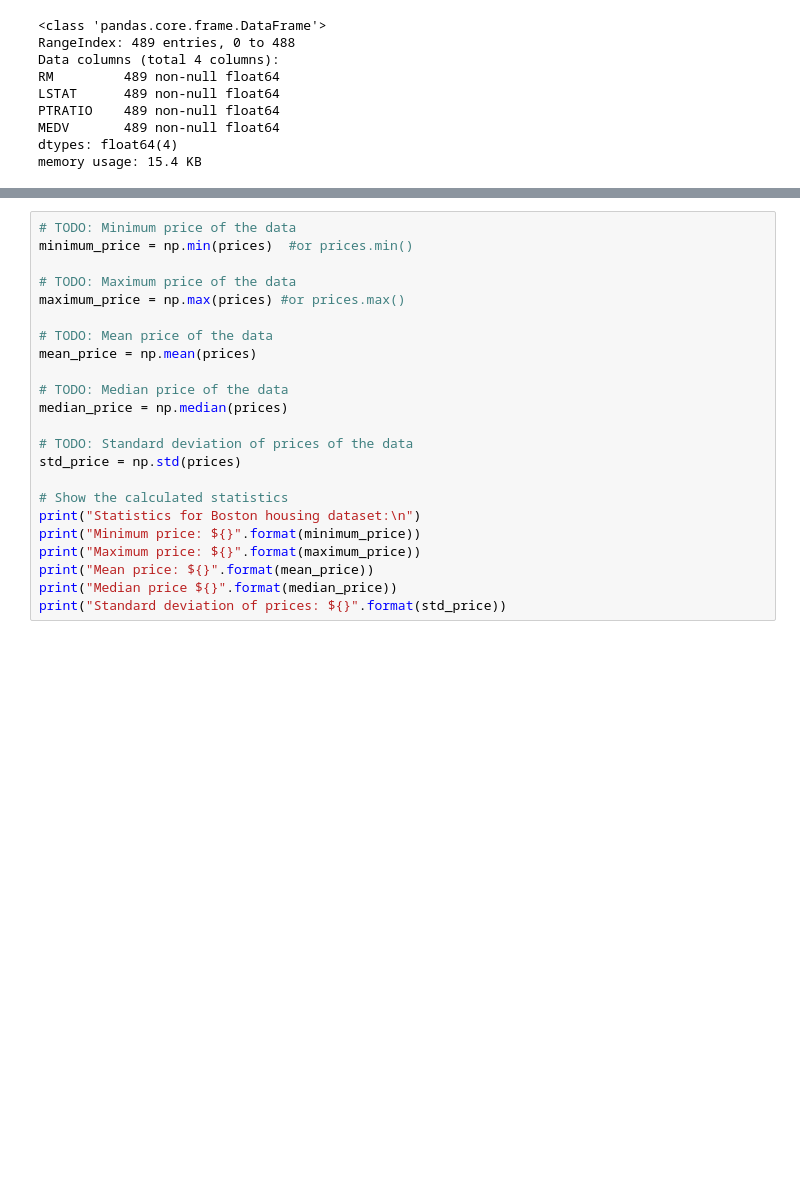
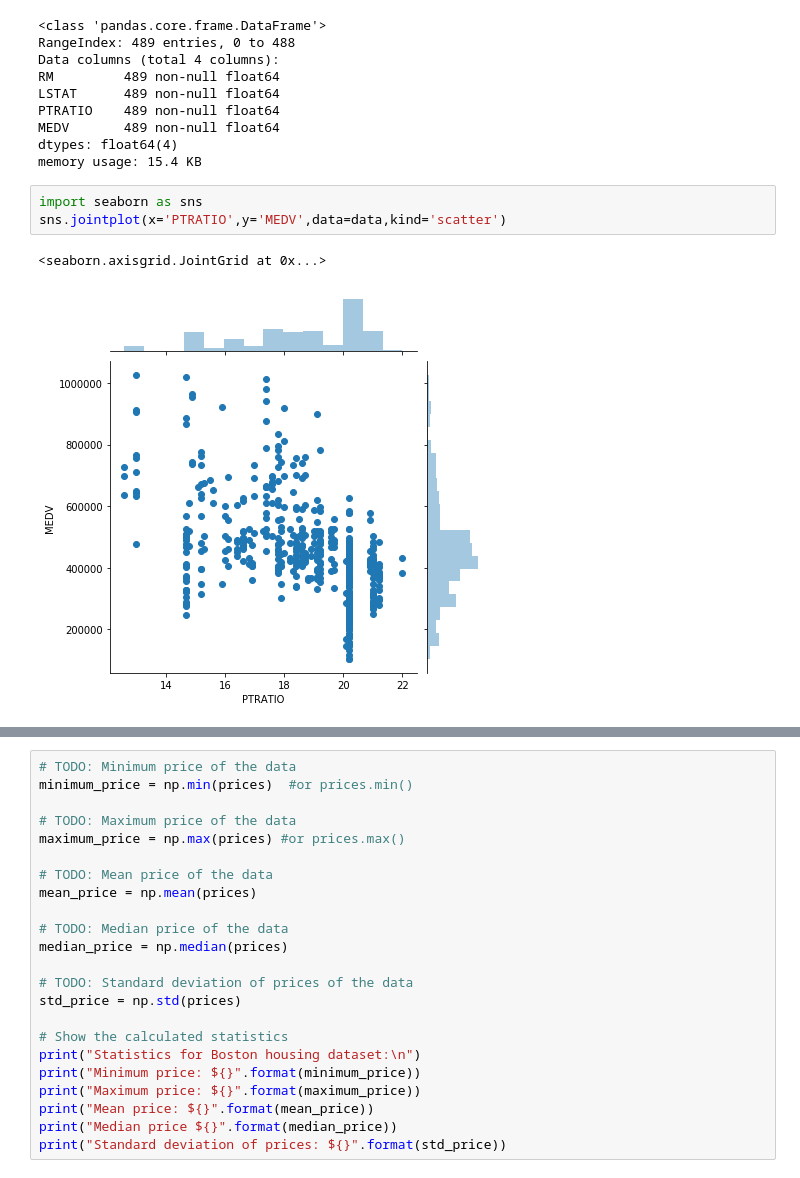
Before and after one commit to cmacritchie/machineLearningUdacity, a Jupyter notebook: projects/boston_housing/boston_housing.ipynb, the cells around one changed output, grey strips where cells are left out. Cells and saved outputs as stored; diff of their text form; blank space fills up the shorter version.

```diff
--- a/projects/boston_housing/boston_housing.ipynb
+++ b/projects/boston_housing/boston_housing.ipynb
@@ -73,3 +73,9 @@ PTRATIO    489 non-null float64
 MEDV       489 non-null float64
 dtypes: float64(4)
 memory usage: 15.4 KB
+# %%
+import seaborn as sns
+sns.jointplot(x='PTRATIO',y='MEDV',data=data,kind='scatter')
+# %% [output]
+<seaborn.axisgrid.JointGrid at 0x...>
+[figure, added]
```
Also changed, not shown: parts of 14 cells of this notebook.
